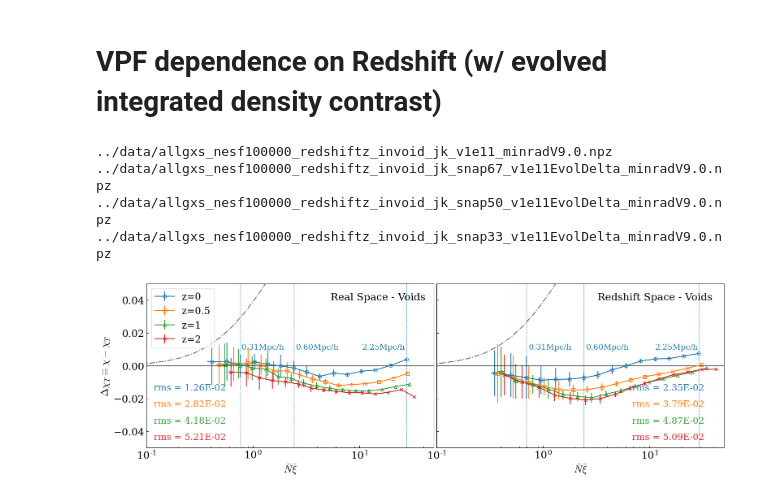
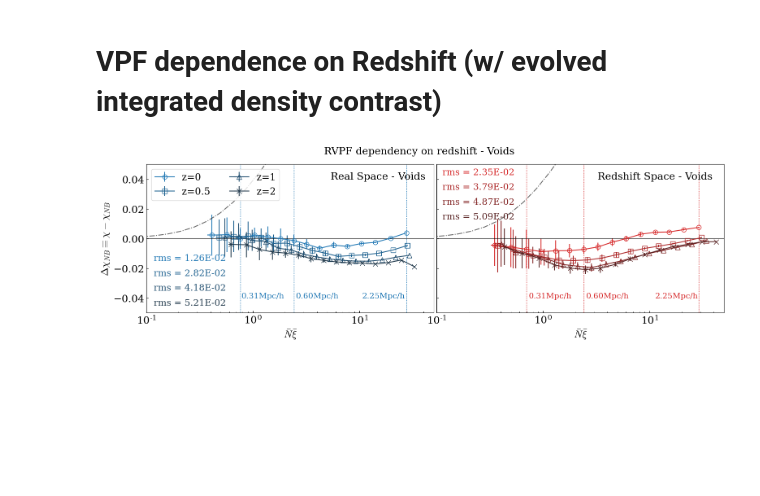
Before and after one commit to FedeDavilaKurban/VPF, a Jupyter notebook: plotsPaperFinal_horizontal.ipynb, the cells around one changed output. Saved outputs shown, nothing was run; the diff lists cells and outputs as text; code cells hidden in the pictures; blank space fills up the shorter version.

```diff
--- a/plotsPaperFinal_horizontal.ipynb
+++ b/plotsPaperFinal_horizontal.ipynb
@@ -620,8 +623,10 @@ plt.show()
 import numpy as np
 from cicTools import *
 import matplotlib.pyplot as plt
+import seaborn as sns
 
 fs = 18
+ms = 8
 
 plt.rcParams["xtick.labelsize"] = fs
 plt.rcParams["ytick.labelsize"] = fs
@@ -666,8 +671,9 @@ files = ['../data/allgxs_nesf100000_invoid_jk_v1e11_minradV9.0.npz',\
 markers = ['o','s','^','x']
 labels = ['z=0', 'z=0.5','z=1', 'z=2']
 ypos_rmss = [.35,.25,.15,.05]
+colors = sns.dark_palette(sns.color_palette("tab10")[0], 5, reverse=True)[:4]
 
-for file,marker,label,ypos_rms in zip(files,markers,labels,ypos_rmss):
+for file,marker,color,label,ypos_rms in zip(files,markers,colors,labels,ypos_rmss):
 
     stats = np.load(file)
 
@@ -692,14 +698,14 @@ for file,marker,label,ypos_rms in zip(files,markers,labels,ypos_rmss):
         space = 1.3
         lw = 1
         ls = ':'
-        for ind,xpos_vline,ypos_vline in zip([2,6,-1],[.33,.52,.75],[.6,.6,.6]):
-            vline=ax.axvline(NXi[ind],lw=lw,ls=ls)#,color=color)
-            ax.axvline(NXi[ind],lw=lw,ls=ls)#,color=color)
+        for ind,xpos_vline,ypos_vline in zip([2,6,-1],[.33,.52,.75],[.1,.1,.1]):
+            vline=ax.axvline(NXi[ind],lw=lw,ls=ls,color=color)
+            ax.axvline(NXi[ind],lw=lw,ls=ls,color=color)
             ax.text(xpos_vline,ypos_vline,f'{rs[ind]/1000.:.2f}Mpc/h',\
                     size=fs-4,transform=ax.transAxes,color=vline.get_color())
 
     # chi vs Nxi
-    ebar = ax.errorbar(NXi,chi-chi_NB(NXi),xerr=NXierr,yerr=chierr,marker=marker,mfc='none',label=label)
+    ebar = ax.errorbar(NXi,chi-chi_NB(NXi),xerr=NXierr,yerr=chierr,marker=marker,mfc='none',label=label,color=color,ms=ms)
 
     # RMS
     mask = np.where(NXi>1E-1)
@@ -718,10 +724,11 @@ files = ['../data/allgxs_nesf100000_redshiftz_invoid_jk_v1e11_minradV9.0.npz',\
          '../data/allgxs_nesf100000_redshiftz_invoid_jk_snap33_v1e11EvolDelta_minradV9.0.npz']
 markers = ['o','s','^','x']
 labels = ['z=0', 'z=0.5','z=1', 'z=2']
-ypos_rmss = [.35,.25,.15,.05]
+ypos_rmss = [.93,.83,.73,.63]
+colors = sns.dark_palette(sns.color_palette("tab10")[3], 5, reverse=True)[:4]
 
-for file,marker,label,ypos_rms in zip(files,markers,labels,ypos_rmss):
-    print(file)
+for file,marker,color,label,ypos_rms in zip(files,markers,colors,labels,ypos_rmss):
+    #print(file)
     stats = np.load(file)
 
     chi = stats['arr_0']
@@ -746,14 +753,14 @@ for file,marker,label,ypos_rms in zip(files,markers,labels,ypos_rmss):
         space = 1.3
         lw = 1
         ls = ':'
-        for ind,xpos_vline,ypos_vline in zip([2,6,-1],[.32,.52,.76],[.6,.6,.6]):
-            vline=ax1.axvline(NXi[ind],lw=lw,ls=ls)#,color=color)
-            ax1.axvline(NXi[ind],lw=lw,ls=ls)#,color=color)
+        for ind,xpos_vline,ypos_vline in zip([2,6,-1],[.32,.52,.76],[.1,.1,.1]):
+            vline=ax1.axvline(NXi[ind],lw=lw,ls=ls,color=color)
+            ax1.axvline(NXi[ind],lw=lw,ls=ls,color=color)
             ax1.text(xpos_vline,ypos_vline,f'{rs[ind]/1000.:.2f}Mpc/h',\
                     size=fs-4,transform=ax1.transAxes,color=vline.get_color())
 
     # chi vs Nxi
-    ebar = ax1.errorbar(NXi,chi-chi_NB(NXi),xerr=NXierr,yerr=chierr,marker=marker,mfc='none',label=label)
+    ebar = ax1.errorbar(NXi,chi-chi_NB(NXi),xerr=NXierr,yerr=chierr,marker=marker,mfc='none',label=label,color=color,ms=ms)
 
     # RMS
     #print(chi)
@@ -762,14 +769,14 @@ for file,marker,label,ypos_rms in zip(files,markers,labels,ypos_rmss):
     #chirms = chi[mask]
     #mask = np.isfinite(chirms) #filter inf and NaN
     rms = np.sqrt(np.sum((chi[mask]-chi_NB(NXi[mask]))**2))
-    ax1.text(.68,ypos_rms,f'rms = {rms:.2E}',size=fs-2,color=ebar[0].get_color(),transform=ax1.transAxes)
+    ax1.text(.02,ypos_rms,f'rms = {rms:.2E}',size=fs-2,color=ebar[0].get_color(),transform=ax1.transAxes)
 
 # Log Scale
 ax1.set_xscale('log')
 ax.set_xscale('log')
 
 # Y Labels
-ax.set_ylabel(r'$\Delta\chi_{T}\equiv\chi-\chi_{T}$',fontsize=fs)
+ax.set_ylabel(r'$\Delta\chi_{NB}\equiv\chi-\chi_{NB}$',fontsize=fs)
 #ax1.set_ylabel(r'$\Delta\chi_{NB}\equiv\chi-\chi_{NB}$',fontsize=fs)
 
 # Set Y axis to right side
@@ -782,39 +789,35 @@ ax1.set_xlabel(r'$\bar{N}\bar{\xi}$',fontsize=fs)
 
 # Y axis limis
 ylim1,ylim2 = -.05,.05
 ax.set_ylim([ylim1,ylim2])
 ax1.set_ylim([ylim1,ylim2])
 
 # X axis limits
 xlim1,xlim2=1E-1,5E1
 ax.set_xlim(xlim1,xlim2)
 ax1.set_xlim(xlim1,xlim2)
 
 # Legend
-ax.legend(loc=2,fontsize=fs-1,ncol=1,frameon=True)#,framealpha=.6)
+ax.legend(loc=2,fontsize=fs-1,ncol=2,frameon=True)#,framealpha=.6)
 
 # Ticks
 #ax.set_xticklabels([])
 ax1.set_yticklabels([])
 ax.tick_params(labelsize=fs)
 ax1.tick_params(labelsize=fs)
 
 # Additional text
 ax.text(.64,.9,'Real Space - Voids',fontsize=fs,transform=ax.transAxes)
 ax1.text(.56,.9,'Redshift Space - Voids',fontsize=fs,transform=ax1.transAxes)
 
 # Final
-#plt.suptitle('RVPF inside voids',fontsize=fs)
+plt.suptitle('RVPF dependency on redshift - Voids',fontsize=fs)
 plt.tight_layout()
 #plt.subplots_adjust(hspace=0,wspace=0.03)
 plt.subplots_adjust(wspace=0.01)
 
-plt.savefig('../plots/rVPF_invoid_redshift.pdf')
-plt.savefig('../plots/rVPF_invoid_redshift.png')
+plt.savefig('../plots/rVPF_invoid_redshift_evolDelta.pdf')
+plt.savefig('../plots/rVPF_invoid_redshift_evolDelta.png')
 plt.show()
 # %% [output]
-../data/allgxs_nesf100000_redshiftz_invoid_jk_v1e11_minradV9.0.npz
-../data/allgxs_nesf100000_redshiftz_invoid_jk_snap67_v1e11EvolDelta_minradV9.0.npz
-../data/allgxs_nesf100000_redshiftz_invoid_jk_snap50_v1e11EvolDelta_minradV9.0.npz
-../data/allgxs_nesf100000_redshiftz_invoid_jk_snap33_v1e11EvolDelta_minradV9.0.npz
-[figure, old version]
+[figure, new version]
```
Also changed, not shown: parts of 4 cells of this notebook, 1 other file.
